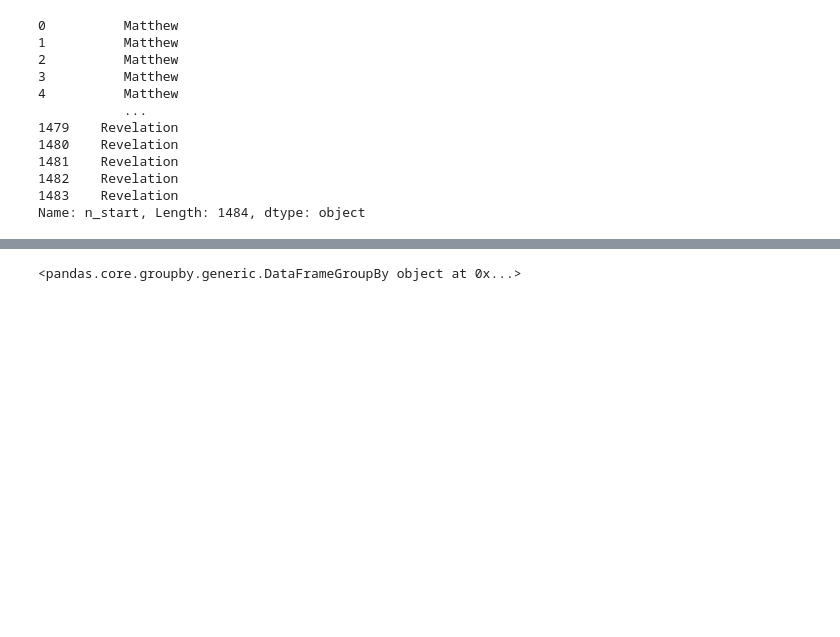
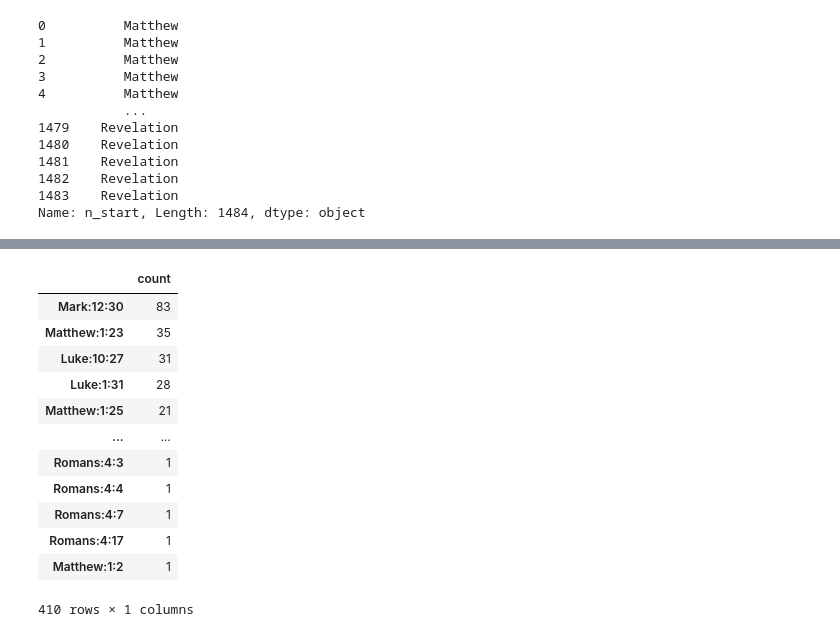
Before and after one commit to Tussky/Old-Testament-References, a Jupyter notebook: reference-analysis.ipynb, the cells around one changed output, grey strips where cells are left out. Drawn from its saved outputs; the diff is of its cells as text; code cells hidden in the pictures; blank space fills up the shorter version.

```diff
--- a/reference-analysis.ipynb
+++ b/reference-analysis.ipynb
@@ -342,4 +333,20 @@ Name: n_start, Length: 1484, dtype: object
 # %%
-references2.groupby('n_start')
+entire_allusions = (references2['n_start'] + references2['n_end']).value_counts().to_frame()
-# %% [output]
-<pandas.core.groupby.generic.DataFrameGroupBy object at 0x...>
+# %%
+entire_allusions.index = pd.Series(entire_allusions.index).apply(lambda x : x[0] +":"+  str(x[1])+":"+str(x[-1]))
+# %%
+entire_allusions
+# %% [output]
+|  | count |
+| Mark:12:30 | 83 |
+| Matthew:1:23 | 35 |
+| Luke:10:27 | 31 |
+| Luke:1:31 | 28 |
+| Matthew:1:25 | 21 |
+| ... | ... |
+| Romans:4:3 | 1 |
+| Romans:4:4 | 1 |
+| Romans:4:7 | 1 |
+| Romans:4:17 | 1 |
+| Matthew:1:2 | 1 |
+410 rows × 1 columns
```
Also changed, not shown: parts of 3 cells of this notebook.
